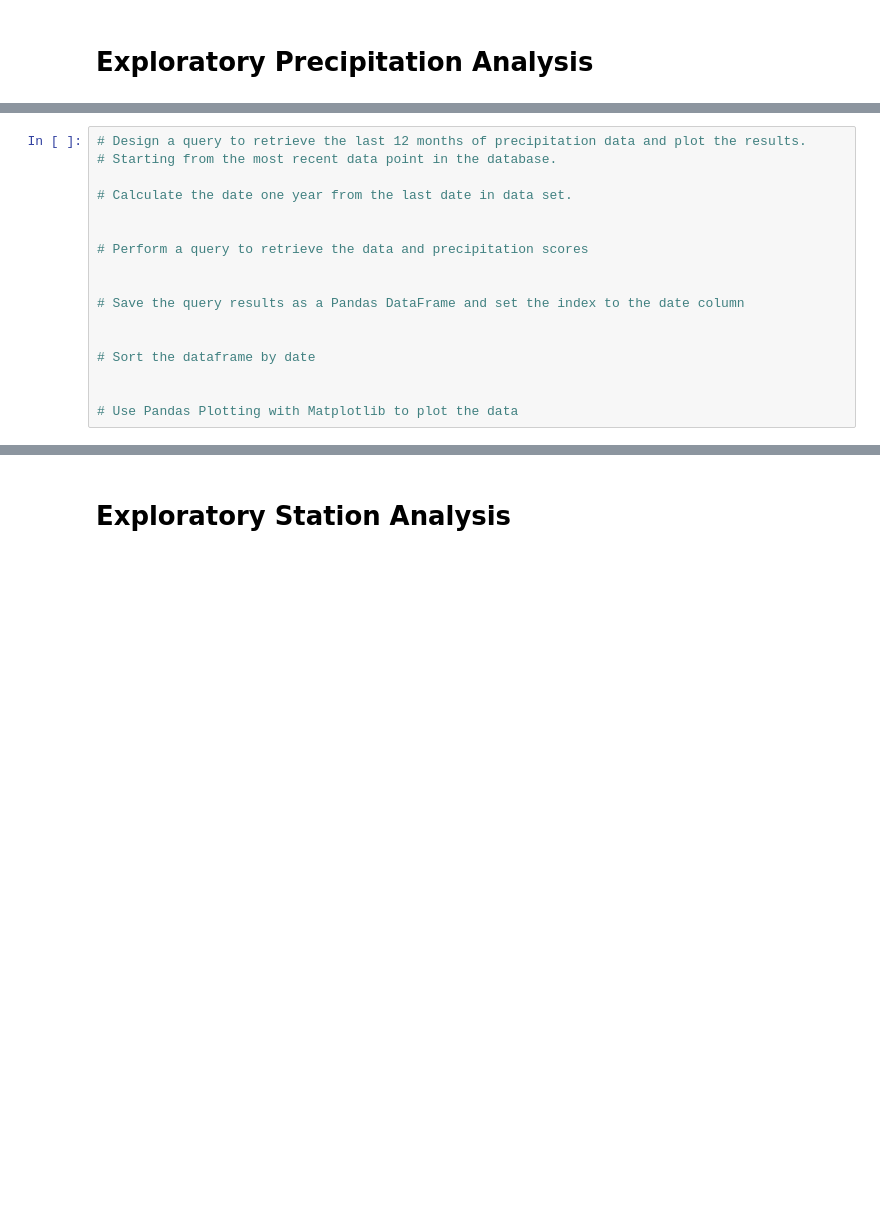
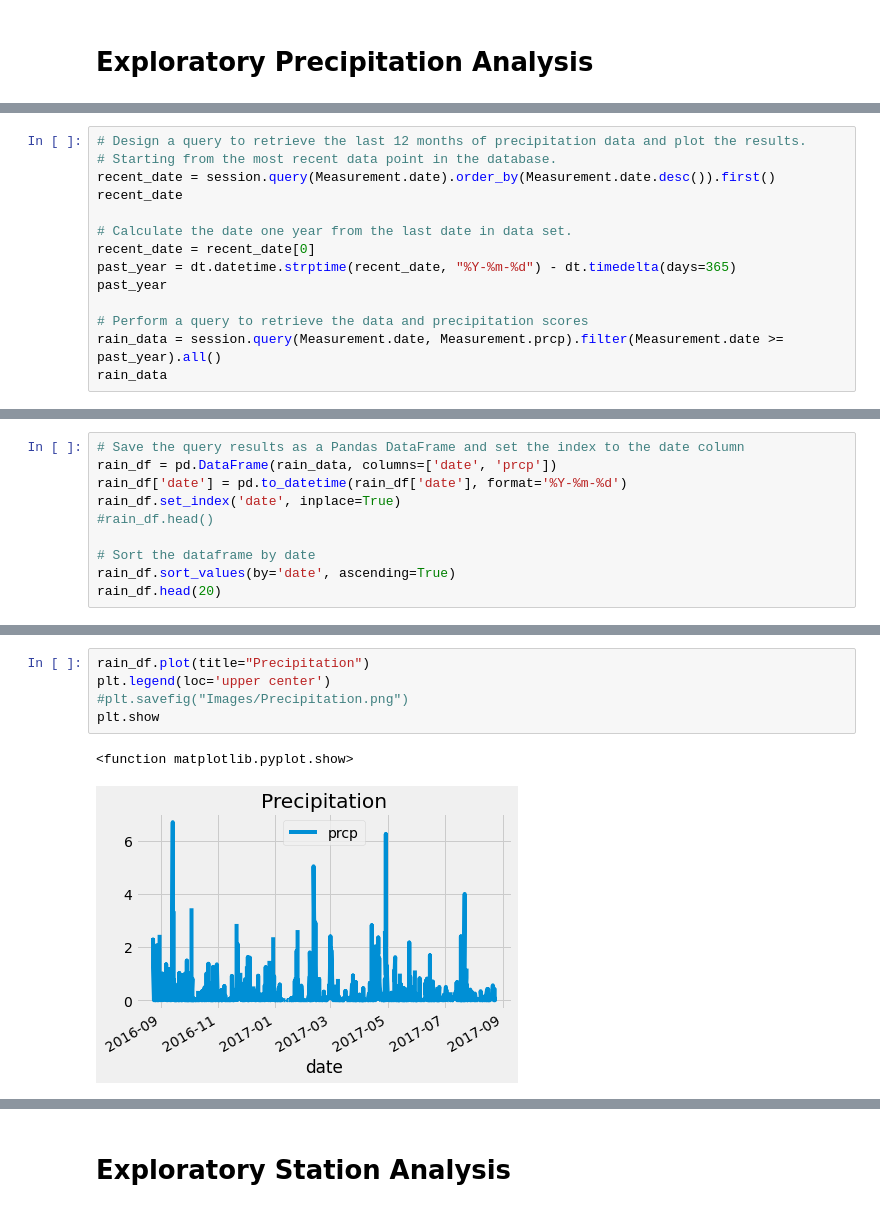
Before and after one commit to GrimmettDS/sqlalchemy-challenge, a Jupyter notebook: climate_starter.ipynb, the cells around one changed output, grey strips where cells are left out. Saved outputs shown, nothing was run; the diff lists cells and outputs as text; blank space fills up the shorter version.

```diff
--- a/climate_starter.ipynb
+++ b/climate_starter.ipynb
@@ -47,17 +73,14 @@ session = Session(engine)
 # %%
 # Design a query to retrieve the last 12 months of precipitation data and plot the results.
 # Starting from the most recent data point in the database.
+recent_date = session.query(Measurement.date).order_by(Measurement.date.desc()).first()
+recent_date
 
 # Calculate the date one year from the last date in data set.
-
+recent_date = recent_date[0]
+past_year = dt.datetime.strptime(recent_date, "%Y-%m-%d") - dt.timedelta(days=365)
+past_year
 
 # Perform a query to retrieve the data and precipitation scores
-
-
-# Save the query results as a Pandas DataFrame and set the index to the date column
-
-
-# Sort the dataframe by date
-
-
-# Use Pandas Plotting with Matplotlib to plot the data
+rain_data = session.query(Measurement.date, Measurement.prcp).filter(Measurement.date >= past_year).all()
+rain_data
@@ -63,0 +105,10 @@ session = Session(engine)
+# %%
+# Save the query results as a Pandas DataFrame and set the index to the date column
+rain_df = pd.DataFrame(rain_data, columns=['date', 'prcp'])
+rain_df['date'] = pd.to_datetime(rain_df['date'], format='%Y-%m-%d')
+rain_df.set_index('date', inplace=True)
+#rain_df.head()
+
+# Sort the dataframe by date
+rain_df.sort_values(by='date', ascending=True)
+rain_df.head(20)
@@ -63,0 +134,8 @@ session = Session(engine)
+# %%
+rain_df.plot(title="Precipitation")
+plt.legend(loc='upper center')
+#plt.savefig("Images/Precipitation.png")
+plt.show
+# %% [output]
+<function matplotlib.pyplot.show>
+[figure, added]
```
Also changed, not shown: parts of 13 cells of this notebook.
